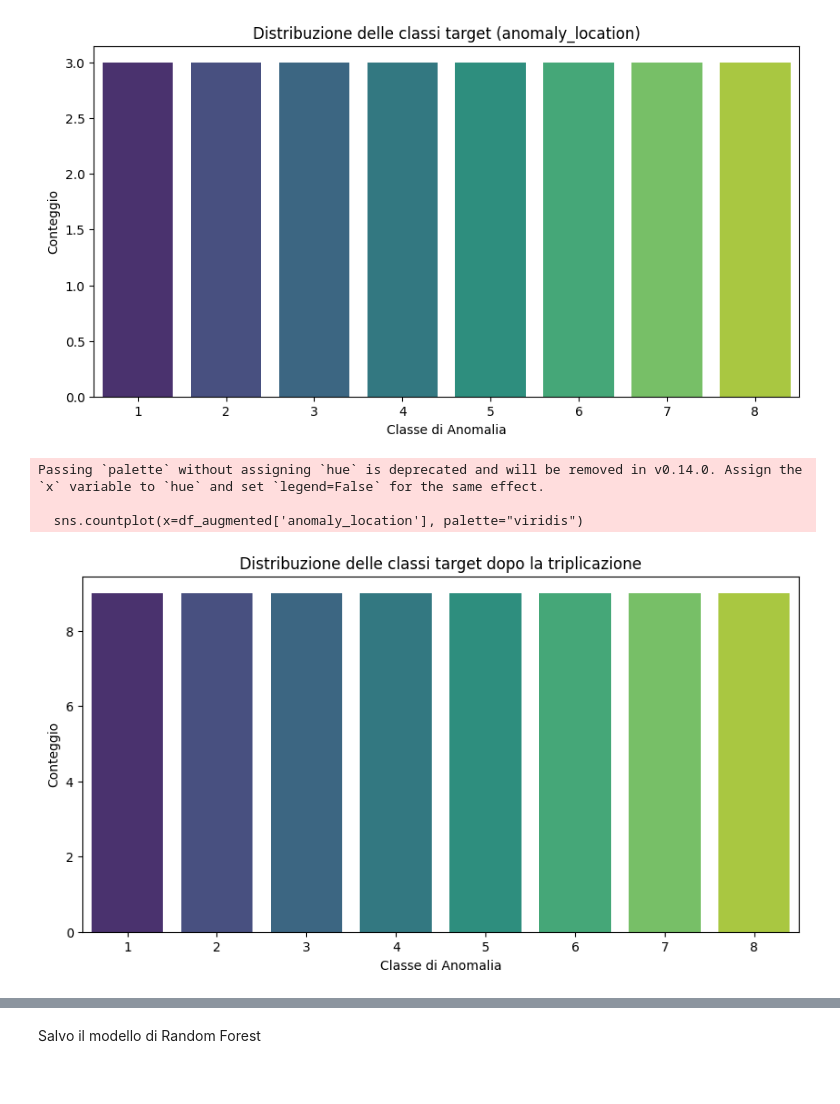
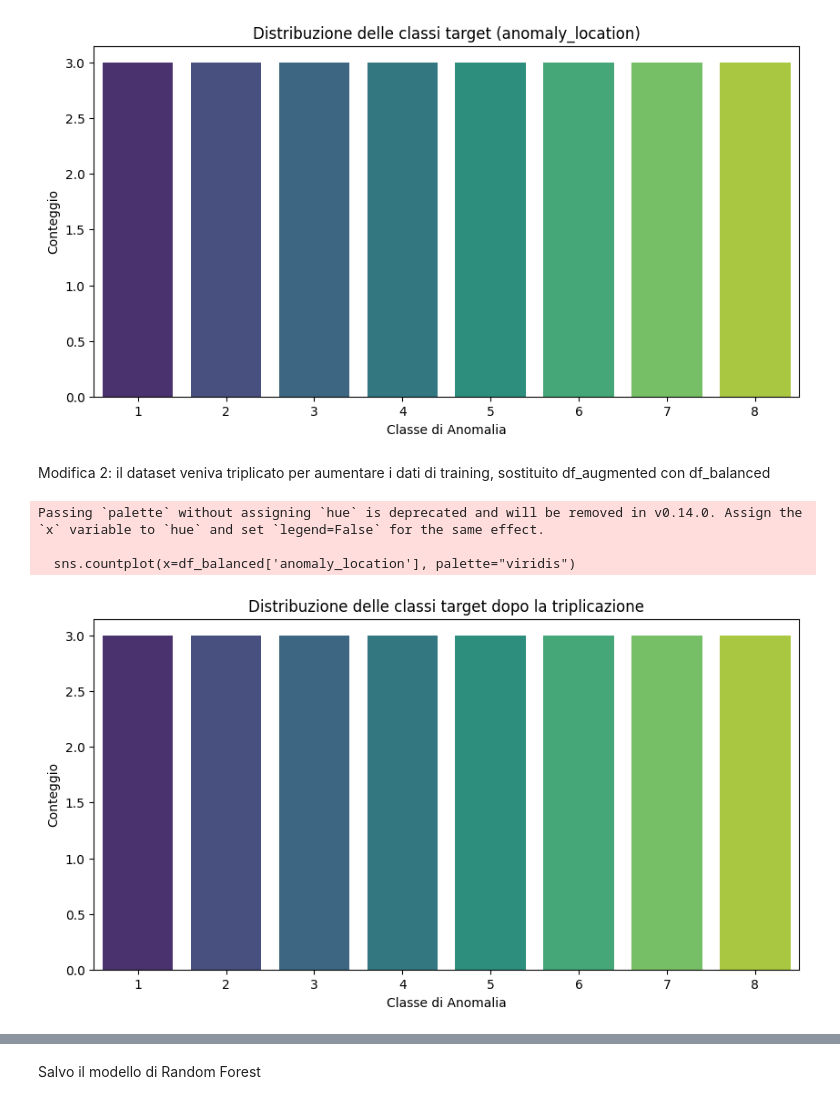
Before and after one commit to enricopierga/C2_PHM_AsiaPacific_2023, a Jupyter notebook: task3/task3.ipynb, the cells around one changed output, grey strips where cells are left out. Cells and saved outputs as stored; diff of their text form; code cells hidden in the pictures.

Commit message:
edited task3

```diff
--- a/task3/task3.ipynb
+++ b/task3/task3.ipynb
@@ -102,15 +104,11 @@ df_train_task3_aggregated = df_train_task3_aggregated[df_train_task3_aggregated[
 # Dizionario per mappare i sensori sulle classi numeriche
 column_to_number = {'BP1': 1, 'BP2': 2, 'BP3': 3, 'BP4': 4, 'BP5': 5, 'BP6': 6, 'BP7': 7, 'BV1': 8}
 
-# Creazione della colonna target con valore predefinito 0 (nessuna anomalia)
-df_train_task3_aggregated['anomaly_location'] = 0
-
-# Popolamento della colonna target
-for index, row in df_train_task3_aggregated.iterrows():
-    for col in column_to_number.keys():
-        if row[col] == 'Yes':  # Se il sensore rileva un'anomalia
-            df_train_task3_aggregated.at[index, 'anomaly_location'] = column_to_number[col]
-            break  # Assegna la prima anomalia trovata e interrompi il ciclo
+# Creazione della colonna target
+df_train_task3_aggregated['anomaly_location'] = df_train_task3_aggregated[column_to_number.keys()].apply(
+    lambda row: [column_to_number[col] for col in column_to_number.keys() if row[col] == 'Yes'],
+    axis=1
+)
 
 # Salvataggio del dataset filtrato con target aggiornato
 df_train_task3_aggregated.to_csv(os.path.join(path_dataframes, "dataset_train_task3_with_target.csv"), index=False)
@@ -138,5 +136,7 @@ df_train_task3_aggregated[['Condition', 'BP1', 'BP2', 'BP3', 'BP4', 'BP5', 'BP6'
 # %% [markdown]
 Filtro le colonne che non servono, poi faccio features selection con ANOVA e Chi2
+# %%
+df_train_task3_aggregated['anomaly_location'] = df_train_task3_aggregated['anomaly_location'].apply(lambda x: x[0] if isinstance(x, list) and len(x) > 0 else np.nan)
 # %%
 import matplotlib.pyplot as plt
 import seaborn as sns
@@ -242,27 +242,32 @@ Passing `palette` without assigning `hue` is deprecated and will be removed in v
 
   sns.countplot(x=df_selected['anomaly_location'], palette="viridis")
 [figure]
+# %% [markdown]
+Modifica 2: il dataset veniva triplicato per aumentare i dati di training, sostituito df_augmented con df_balanced
 # %%
 import pandas as pd
+from sklearn.utils import resample
 
-# Triplicazione dei dati
-df_augmented = pd.concat([df_selected] * 3, axis=0).reset_index(drop=True)
+# Sovra-campionamento per ottenere un dataset bilanciato
+df_balanced = df_selected.groupby('anomaly_location', group_keys=False).apply(
+    lambda x: resample(x, replace=True, n_samples=df_selected['anomaly_location'].value_counts().max(), random_state=42)
+).reset_index(drop=True)
 
 # Salvataggio del dataset aumentato
-df_augmented.to_csv(os.path.join(path_dataframes, "dataset_train_task3_triplicated.csv"), index=False)
+df_balanced.to_csv(os.path.join(path_dataframes, "dataset_train_task3_triplicated.csv"), index=False)
 
 # Controllo distribuzione dopo l'aumento
 import matplotlib.pyplot as plt
 import seaborn as sns
 
 plt.figure(figsize=(10, 5))
-sns.countplot(x=df_augmented['anomaly_location'], palette="viridis")
+sns.countplot(x=df_balanced['anomaly_location'], palette="viridis")
 plt.title("Distribuzione delle classi target dopo la triplicazione")
 plt.xlabel("Classe di Anomalia")
 plt.ylabel("Conteggio")
 plt.show()
 # %% [output]
 Passing `palette` without assigning `hue` is deprecated and will be removed in v0.14.0. Assign the `x` variable to `hue` and set `legend=False` for the same effect.
 
-  sns.countplot(x=df_augmented['anomaly_location'], palette="viridis")
+  sns.countplot(x=df_balanced['anomaly_location'], palette="viridis")
-[figure, old version]
+[figure, new version]
```
Also changed, not shown: parts of 11 cells of this notebook, 5 other files.
